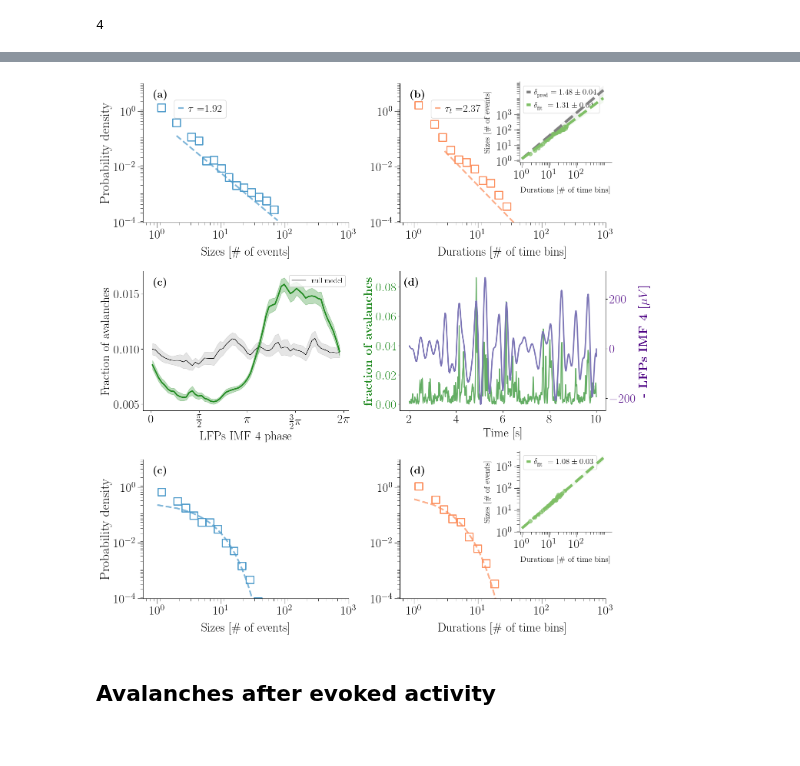
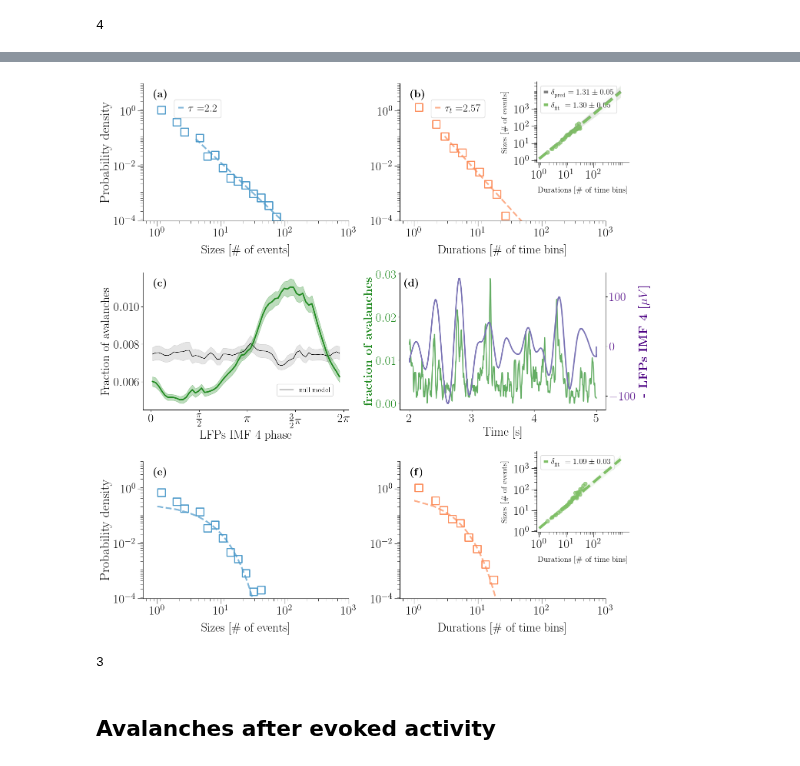
Before and after one commit to benedetta-mariani/Mariani_et_al_2026-Plos_Comp_Bio, a Jupyter notebook: Figure 3.ipynb, the cells around one changed output, grey strips where cells are left out. Cells and saved outputs as stored; diff of their text form; code cells hidden in the pictures.

Commit message:
statistical analysis

```diff
--- a/Figure 3.ipynb
+++ b/Figure 3.ipynb
@@ -70,7 +74,7 @@ import numpy as np
 import scipy.signal as ss
 import scipy.signal as ss
 fs = 25000
-nTrials = 28
+nTrials = len(indexes)-2
 #nTrials = 58
 nchan = 30
 nchan_c = 27
@@ -380,7 +446,7 @@ mean_interspike_time
 # %%
 s = [sizesT]
 d = [durationsT]
-extrinsic_par = []
+extrinsic_parT = []
 h = 0
 
 temp = []
@@ -402,9 +468,9 @@ centredbin, pdfnorm, x, px_fit, exp, errexp, xmin = LogScript_new(durations,1,4,
 temp.append([centredbin, pdfnorm, x, px_fit, exp, errexp, xmin])
 a, b, c, x, inter, pred, errpred, fit, errfit = scaling_new(sizes,durations,1,4,4,
                                                             'default','default','default',
-                                                            'default',xm,xm2,'default','default')
+                                                            'default',xm,xm2,'default','default',50,50)
 print(xmin)
 temp.append([sizes, durations, a, b, c, x, inter, pred, errpred, fit, errfit])
-extrinsic_par.append(temp)
+extrinsic_parT.append(temp)
 # %% [output]
 Calculating best minimal value for power law fit
@@ -431,8 +497,8 @@ fig,ax = plt.subplots(1,4,figsize = (24,4.5), gridspec_kw={'width_ratios': [1,1,
 color = ['blue', 'red']
 #datasizes = [size]
 for h in range(1):
-    plot_av_statistics(ax[0], extrinsic_par[h][0][:-1], color = cm.get_cmap('Blues')(0.6),
-                       xmin = extrinsic_par[h][0][-1], xmax = max(sizes), label = r"$\tau$ ="+f"{round(extrinsic_par[h][0][:-1][-2],2)}",
+    plot_av_statistics(ax[0], extrinsic_parT[h][0][:-1], color = cm.get_cmap('Blues')(0.6),
+                       xmin = extrinsic_parT[h][0][-1], xmax = max(sizes), label = r"$\tau$ ="+f"{round(extrinsic_parT[h][0][:-1][-2],2)}",
                        marker = 's', s = 200, lw = 2, lwline = 3, alphaline = 0.7,
                        plot_fit = plot_fit,expo = expo)
 
@@ -443,8 +509,8 @@ for h in range(1):
 
     ax[0].set_xlabel(r'Sizes [\# of events]', fontsize = 30, labelpad = 10)
 
-    plot_av_statistics(ax[1], extrinsic_par[h][1][:-1], color = cm.get_cmap('OrRd')(0.5),
-                   xmin = extrinsic_par[h][1][-1], xmax = max(durations), label = r"$\tau_t$ ="+ f"{round(extrinsic_par[h][1][:-1][-2],2)}",
+    plot_av_statistics(ax[1], extrinsic_parT[h][1][:-1], color = cm.get_cmap('OrRd')(0.5),
+                   xmin = extrinsic_parT[h][1][-1], xmax = max(durations), label = r"$\tau_t$ ="+ f"{round(extrinsic_parT[h][1][:-1][-2],2)}",
                    marker = 's', s = 200, lw = 2, lwline = 3, alphaline = 0.7,
                    plot_fit = plot_fit, expo= expo)
 
@@ -456,7 +522,7 @@ for h in range(1):
     ax[1].set_xlabel(r'Durations [\# of time bins]', fontsize = 30, labelpad = 10)
 
     xmax = 1000
-    plot_crackling_noise(ax[3], extrinsic_par[h][2], cpoints = 'forestgreen',
+    plot_crackling_noise(ax[3], extrinsic_parT[h][2], cpoints = 'forestgreen',
                          cpred = 'gray', cfit = cm.get_cmap('summer_r')(0.5),
                          xmin = 1, xmax = xmax, alphamarker = 0.7, s = 50, lwline = 5, prediz= prediz, fontsize=25)
 
@@ -681,7 +747,7 @@ plt.ylabel('Channels');
 ## PAC with firing rate
 # %%
 #binspikes.shape, lfpTrials.shape
-start_rest,end_rest=2,10
+start_rest,end_rest=2,T
 restspikes = concatenat_spikes(binspikes[:,20:],start_rest,end_rest,nTrials, fs=25000)
 print(binspikes.shape,restspikes.shape)
 S_shape_ = np.zeros((restspikes.shape[0]))
@@ -876,7 +950,7 @@ else:
 from mpl_toolkits.axes_grid1 import make_axes_locatable
 
 fig, ax = plt.subplots(3,2,figsize =(15,15))
-left, bottom, width, height  = [0.75, 0.84, 0.16, 0.14]
+left, bottom, width, height  =[0.78, 0.84,0.16, 0.14]
 
 ax3 = fig.add_axes([left, bottom, width, height])
 #expo = True
@@ -887,7 +961,7 @@ for h in range(1):
     plot_av_statistics(ax[0,0], extrinsic_par[h][0][:-1], color = cm.get_cmap('Blues')(0.6),
                        xmin = extrinsic_par[h][0][-1], xmax = max(sizes), label = r"$\tau$ ="+f"{round(extrinsic_par[h][0][:-1][-2],2)}",
                        marker = 's', s = 200, lw = 2, lwline = 3, alphaline = 0.7,
-                       plot_fit = plot_fit,expo = expo)
+                       plot_fit = plot_fit,expo = expo,plot_param=2)
 
 
     ax[0,0].set_xlim(0.6,1000)
@@ -899,7 +973,7 @@ for h in range(1):
     plot_av_statistics(ax[0,1], extrinsic_par[h][1][:-1], color = cm.get_cmap('OrRd')(0.5),
                    xmin = extrinsic_par[h][1][-1], xmax = max(durations), label = r"$\tau_t$ ="+ f"{round(extrinsic_par[h][1][:-1][-2],2)}",
                    marker = 's', s = 200, lw = 2, lwline = 3, alphaline = 0.7,
-                   plot_fit = plot_fit, expo= expo)
+                   plot_fit = plot_fit, expo= expo, plot_param=2)
 
 
     ax[0,1].set_xlim(0.6,500)
@@ -952,7 +1026,7 @@ for ax_ in [ax[0,0],ax[0,1],ax3]:
 
 
 #from scipy import ndimage
-mean_interspike_time = 103
+mean_interspike_time = 140
 coef = 5
 
 
@@ -978,17 +1052,34 @@ ax[1,0].fill_between(p_mean,aasmean - np.std(aas2,0)/np.sqrt(len(aas2)),aasmean+
 ax[1,0].plot(p_mean, aasmean, color ='forestgreen', lw = 2.5)
 ax[1,0].set_xlabel('LFPs IMF 4 phase')
 ax[1,0].set_ylabel('Fraction of avalanches');
-ax[1,0].legend(fontsize = 13);
+ax[1,0].legend(fontsize = 13, loc =(0.65,0.1));
 
 plt.rcParams['axes.spines.right']= True
-t = np.arange(0,25000*8,1)/25000 + 2
-trial_ = 3
+t = np.arange(0,25000*3,1)/25000 + 2
+
+
+
+
+
+
+trial_ = 56
+
+
+
+
+
+
+
 v = emd.sift.mask_sift(lfpTrials[trial_,25,int(sample_rate/factor)*2:], mask_freqs= 30./fs, max_imfs=5, )
 from scipy.signal import resample_poly
+
+
+
+
 upsampled = resample_poly(v, up=factor, down=1)
 amp = compute_density(binspikes[trial_,20:,sample_rate*2:].T, mean_interspike_time,coef ## attenzione
                     )
-ax[1,1].plot(t,gaussian_filter1d(amp,150), color = 'forestgreen', lw = 2,alpha = .7)
+ax[1,1].plot(t,gaussian_filter1d(amp,50), color = 'forestgreen', lw = 2,alpha = .7)
 
 ax[1,1].set_ylabel(r'\textbf{fraction of avalanches} ', color='forestgreen',)  # we already handled the x-label with ax1
 
@@ -1005,7 +1096,7 @@ _,_,IA_low=  emd.spectra.frequency_transform(-(upsampled[:,3] + upsampled[:,4]),
 ax2.tick_params(axis='y', labelcolor=color)
 
 #ax2.plot(t, IA_low, color = 'indigo', lw = 2, alpha = 1)
-ax2.plot(t, -(upsampled[:,3] + upsampled[:,4]), color = cm.get_cmap('Purples')(0.65), lw = 2.5,alpha = 1)
+ax2.plot(t, -(upsampled[:,3]), color = cm.get_cmap('Purples')(0.65), lw = 2.5,alpha = 1)
 ax2.set_ylabel(r'\textbf{- LFPs IMF 4 [$\mu V$]}', color =color)
 plt.rcParams['axes.spines.right']= False
 
@@ -1014,7 +1105,7 @@ plt.rcParams['axes.spines.right']= False
 ##############################################################################################################################################################
 ################################################################ THALAMUS AVALANCHES #########################################################################
 
-left, bottom, width, height  = [0.75, 0.2,0.16, 0.14]
+left, bottom, width, height  = [0.78, 0.2,0.16, 0.14]
 
 ax3 = fig.add_axes([left, bottom, width, height])
 #ax4 = fig.add_axes([left, bottom, width, height])
@@ -1050,7 +1141,7 @@ centredbin, pdfnorm, x, px_fit, exp, errexp, xmin = LogScript_new(durations,1,4,
 temp.append([centredbin, pdfnorm, x, px_fit, exp, errexp, xmin])
 a, b, c, x, inter, pred, errpred, fit, errfit = scaling_new(sizes,durations,1,4,4,
                                                             'default','default','default',
-                                                            'default',xm,xm2,'default','default')
+                                                            'default',xm,xm2,'default','default',50,50)
 print(xmin)
 temp.append([sizes, durations, a, b, c, x, inter, pred, errpred, fit, errfit])
 extrinsic_parT.append(temp)
@@ -1151,12 +1242,10 @@ ax[0,0].annotate('\\textbf{(a)}', size = 20,
 ax[0,1].annotate('\\textbf{(b)}', size = 20,
                  xy=(1, 1), xycoords='axes fraction',
                  xytext=(0.05,0.9), textcoords='axes fraction')
-
-
-ax[2,0].annotate('\\textbf{(c)}', size = 20,
+ax[2,0].annotate('\\textbf{(e)}', size = 20,
                  xy=(1, 1), xycoords='axes fraction',
                  xytext=(0.05, 0.9), textcoords='axes fraction')
-ax[2,1].annotate('\\textbf{(d)}', size = 20,
+ax[2,1].annotate('\\textbf{(f)}', size = 20,
                  xy=(1, 1), xycoords='axes fraction',
                  xytext=(0.05,0.9), textcoords='axes fraction')
 
@@ -1179,5 +1268,9 @@ Fit from of average size given duration points: delta =  1.0751680554182057 +- 0
 4.0
-[figure, old version]
+[figure, new version]
+# %%
+soglia
+# %% [output]
+3
 # %% [markdown]
 ## Avalanches after evoked activity
 # %%
```
Also changed, not shown: parts of 28 cells of this notebook, 4 other files.
